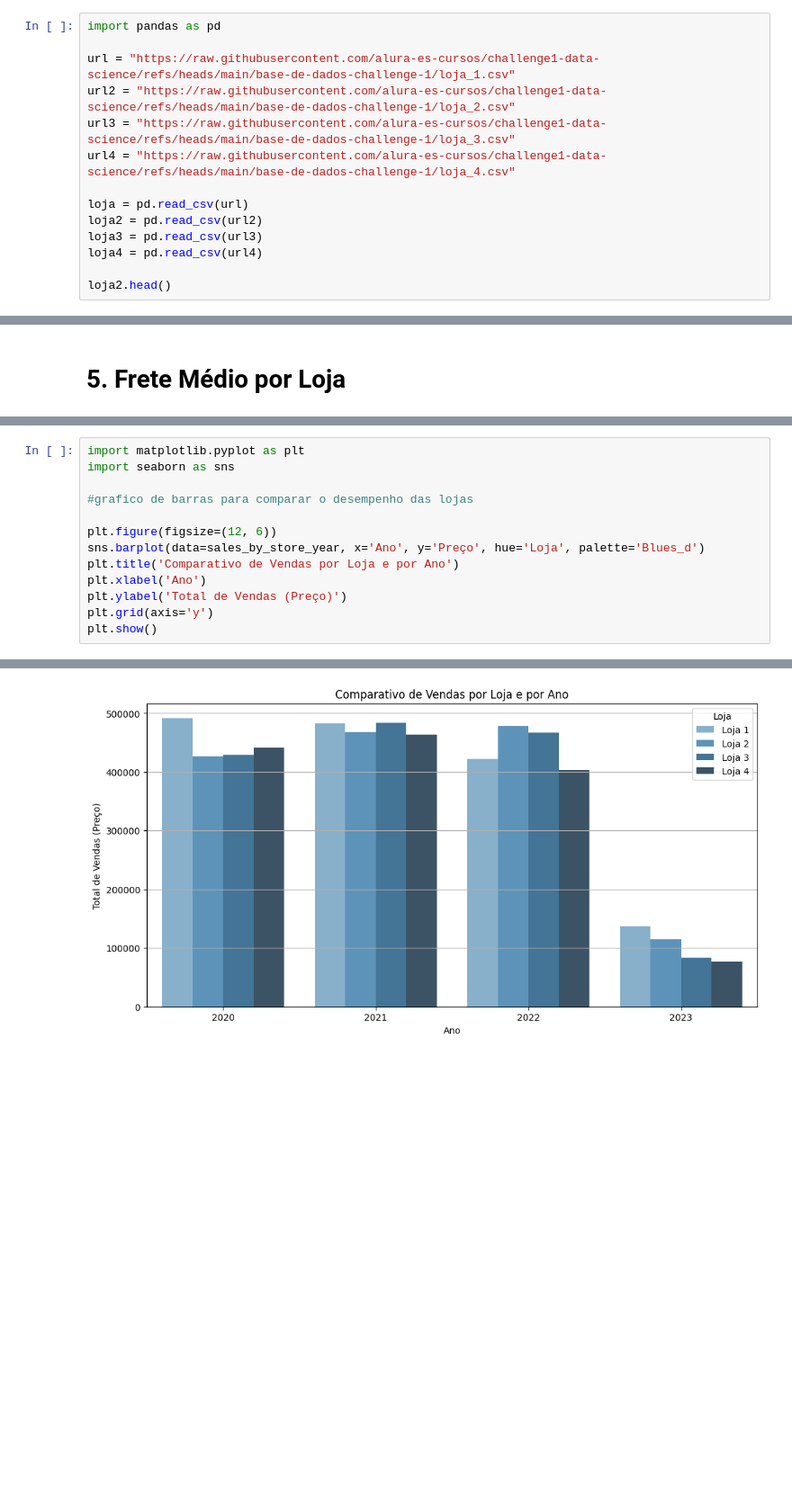
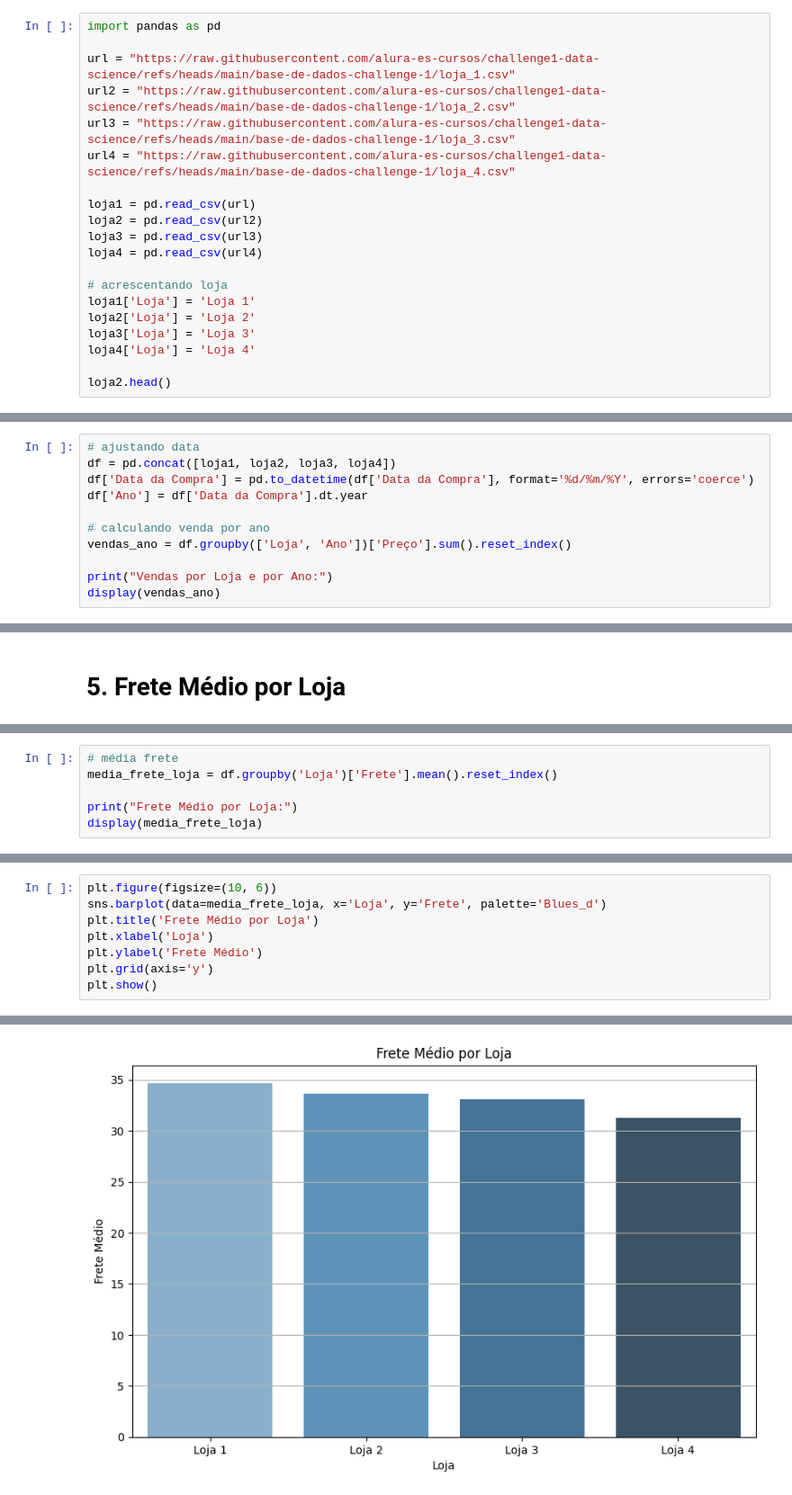
Before and after one commit to emilesartori/challenge1-data-science, a Jupyter notebook: AluraStoreBr.ipynb, the cells around one changed output, grey strips where cells are left out. Shown at 90% size. Drawn from its saved outputs; the diff is of its cells as text; blank space fills up the shorter version.

```diff
--- a/AluraStoreBr.ipynb
+++ b/AluraStoreBr.ipynb
@@ -8,11 +8,17 @@ url2 = "https://raw.githubusercontent.com/alura-es-cursos/challenge1-data-scienc
 url3 = "https://raw.githubusercontent.com/alura-es-cursos/challenge1-data-science/refs/heads/main/base-de-dados-challenge-1/loja_3.csv"
 url4 = "https://raw.githubusercontent.com/alura-es-cursos/challenge1-data-science/refs/heads/main/base-de-dados-challenge-1/loja_4.csv"
 
-loja = pd.read_csv(url)
+loja1 = pd.read_csv(url)
 loja2 = pd.read_csv(url2)
 loja3 = pd.read_csv(url3)
 loja4 = pd.read_csv(url4)
 
+# acrescentando loja
+loja1['Loja'] = 'Loja 1'
+loja2['Loja'] = 'Loja 2'
+loja3['Loja'] = 'Loja 3'
+loja4['Loja'] = 'Loja 4'
+
 loja2.head()
 # %% [output]
 |  | Produto | Categoria do Produto | Preço | Frete | Data da Compra | Vendedor | Local da compra | ... |
@@ -69,0 +41,11 @@ Vendas por Loja e por Ano:
+# %%
+# ajustando data
+df = pd.concat([loja1, loja2, loja3, loja4])
+df['Data da Compra'] = pd.to_datetime(df['Data da Compra'], format='%d/%m/%Y', errors='coerce')
+df['Ano'] = df['Data da Compra'].dt.year
+
+# calculando venda por ano
+vendas_ano = df.groupby(['Loja', 'Ano'])['Preço'].sum().reset_index()
+
+print("Vendas por Loja e por Ano:")
+display(vendas_ano)
@@ -141,0 +225,6 @@ Total de Vendas por Loja:
+# %%
+# média frete
+media_frete_loja = df.groupby('Loja')['Frete'].mean().reset_index()
+
+print("Frete Médio por Loja:")
+display(media_frete_loja)
@@ -142,14 +238,9 @@ Total de Vendas por Loja:
 # %%
-import matplotlib.pyplot as plt
-import seaborn as sns
-
-#grafico de barras para comparar o desempenho das lojas
-
-plt.figure(figsize=(12, 6))
-sns.barplot(data=sales_by_store_year, x='Ano', y='Preço', hue='Loja', palette='Blues_d')
-plt.title('Comparativo de Vendas por Loja e por Ano')
-plt.xlabel('Ano')
-plt.ylabel('Total de Vendas (Preço)')
+plt.figure(figsize=(10, 6))
+sns.barplot(data=media_frete_loja, x='Loja', y='Frete', palette='Blues_d')
+plt.title('Frete Médio por Loja')
+plt.xlabel('Loja')
+plt.ylabel('Frete Médio')
 plt.grid(axis='y')
 plt.show()
 # %% [output]
@@ -156 +250 @@ plt.show()
-[figure, old version]
+[figure, new version]
```
Also changed, not shown: parts of 20 cells of this notebook.
